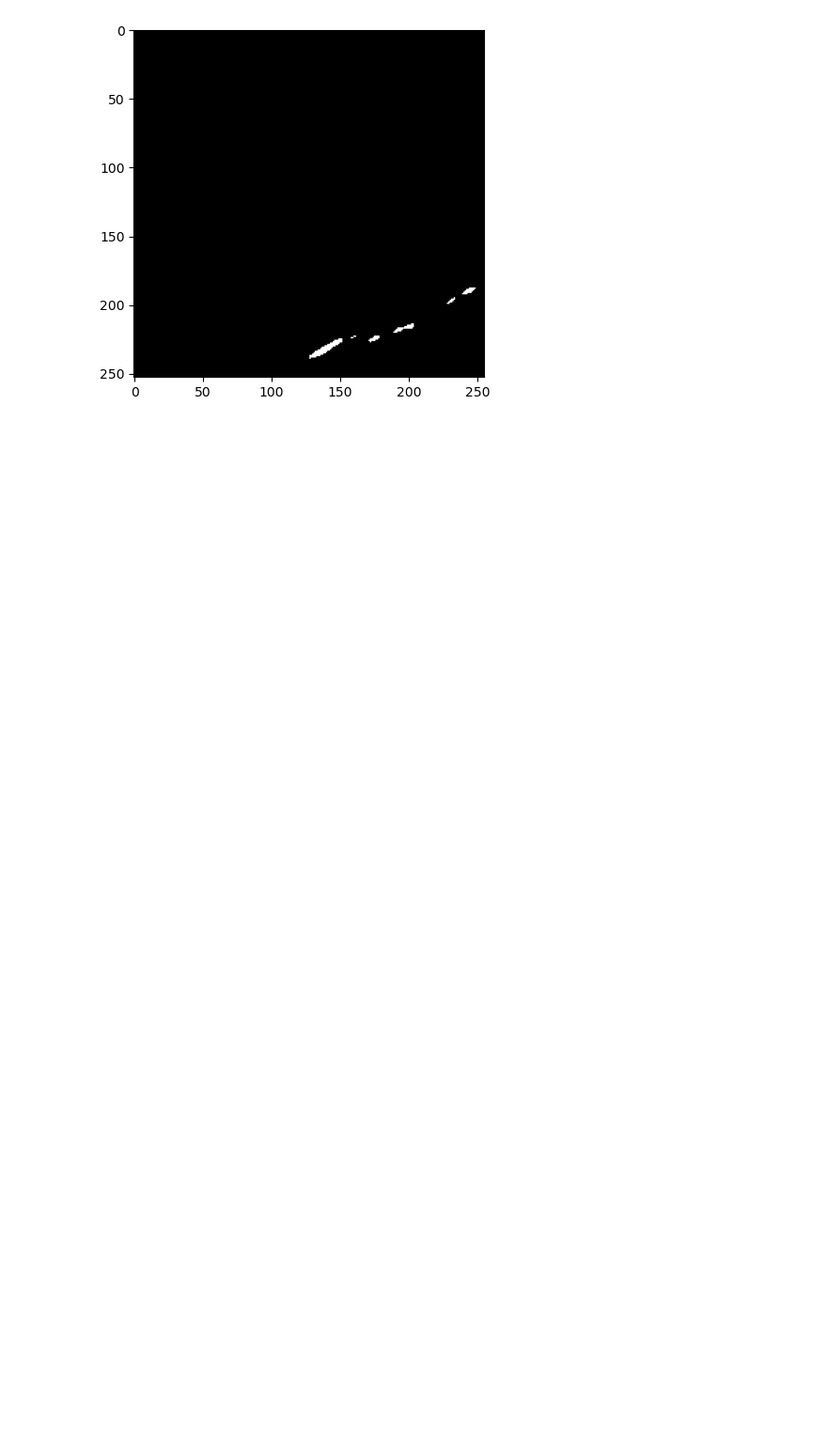
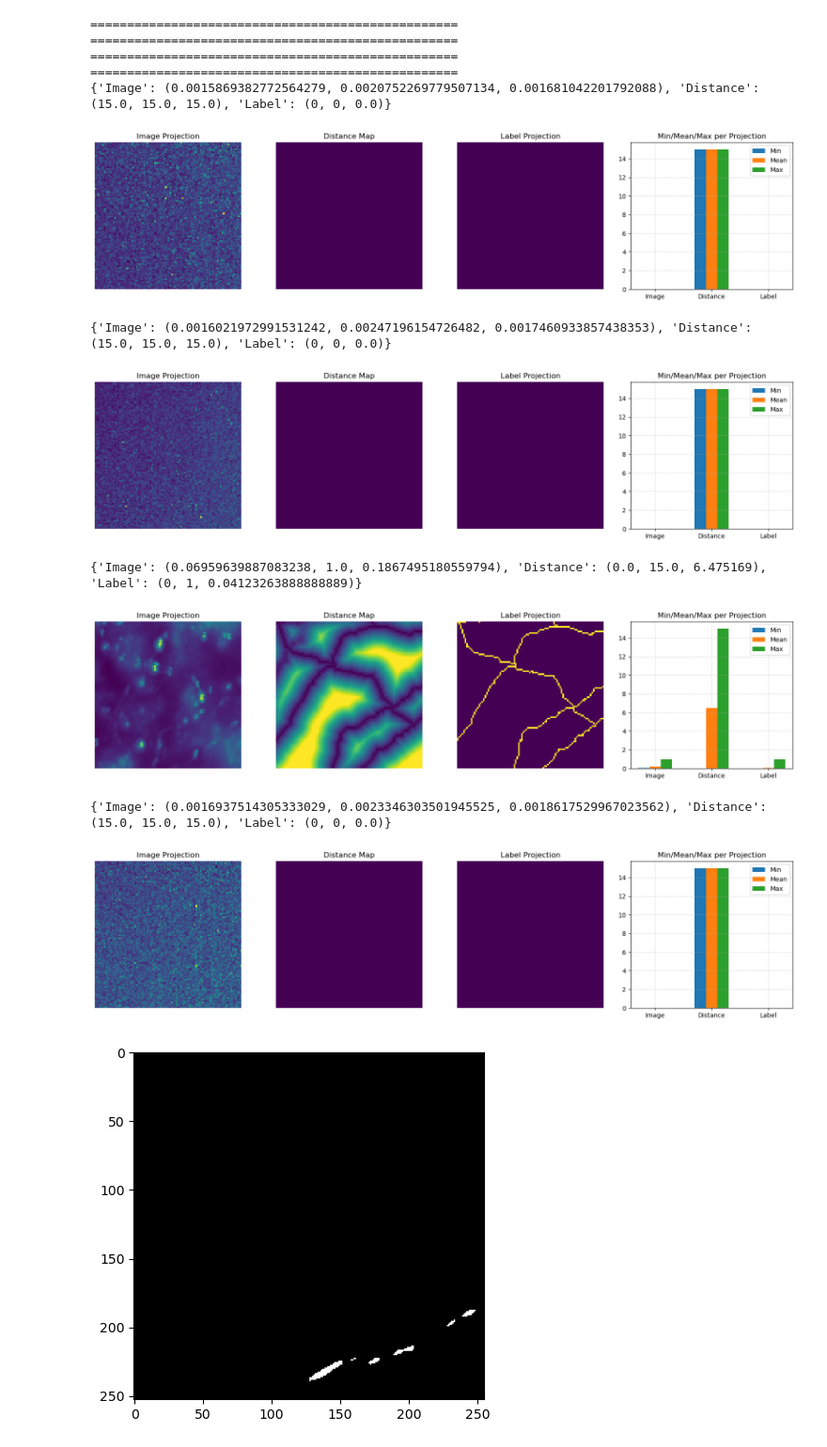
Before and after one commit to sepehrmaleki369/ribbs, a Jupyter notebook: notebooks/check_dataset.ipynb, the cells around one changed output. Shown at 94% size. Saved outputs shown, nothing was run; the diff lists cells and outputs as text; code cells hidden in the pictures; blank space fills up the shorter version.

```diff
--- a/notebooks/check_dataset.ipynb
+++ b/notebooks/check_dataset.ipynb
@@ -158,3 +159,19 @@ torch.Size([1, 200, 200, 200]) torch.Size([1, 200, 200, 200])
+# %%
+batch = next(iter(loader))
+plot_batch_with_stats(batch)
+# %% [output]
+==================================================
+==================================================
+==================================================
+==================================================
+{'Image': (0.0015869382772564279, 0.0020752269779507134, 0.001681042201792088), 'Distance': (15.0, 15.0, 15.0), 'Label': (0, 0, 0.0)}
+[figure, added]
+{'Image': (0.0016021972991531242, 0.00247196154726482, 0.0017460933857438353), 'Distance': (15.0, 15.0, 15.0), 'Label': (0, 0, 0.0)}
+[figure, added]
+{'Image': (0.06959639887083238, 1.0, 0.1867495180559794), 'Distance': (0.0, 15.0, 6.475169), 'Label': (0, 1, 0.04123263888888889)}
+[figure, added]
+{'Image': (0.0016937514305333029, 0.0023346303501945525, 0.0018617529967023562), 'Distance': (15.0, 15.0, 15.0), 'Label': (0, 0, 0.0)}
+[figure, added]
 # %%
 pred = np.load('AllFayzad/val_e999_b13_i0_pred.npy')
 gt = np.load('AllFayzad/val_e9_b13_i0_gt.npy')
```
Also changed, not shown: parts of 6 cells of this notebook, 8 other files.
